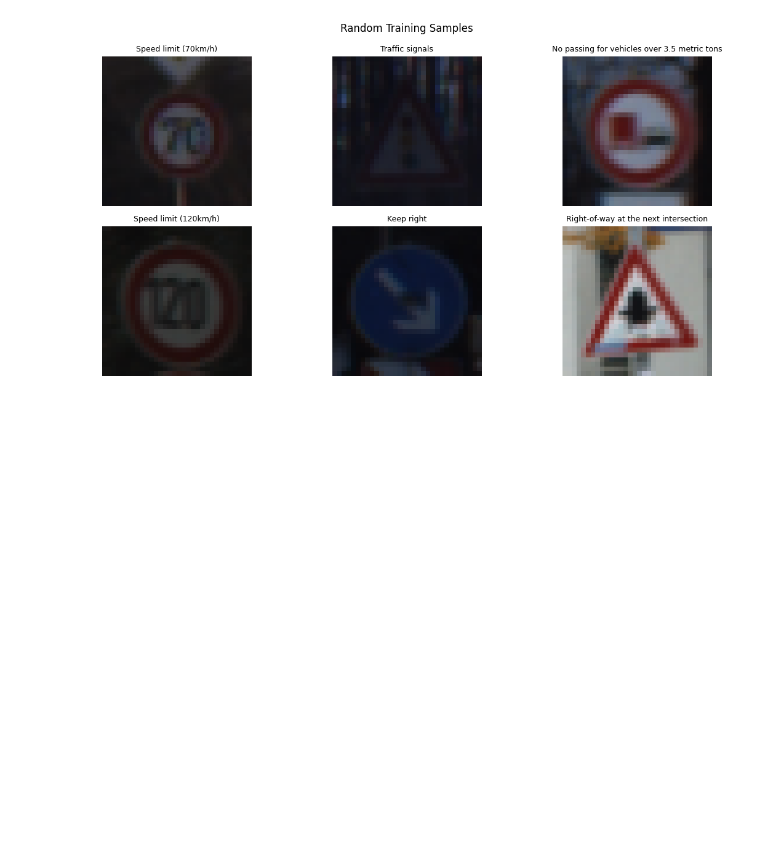
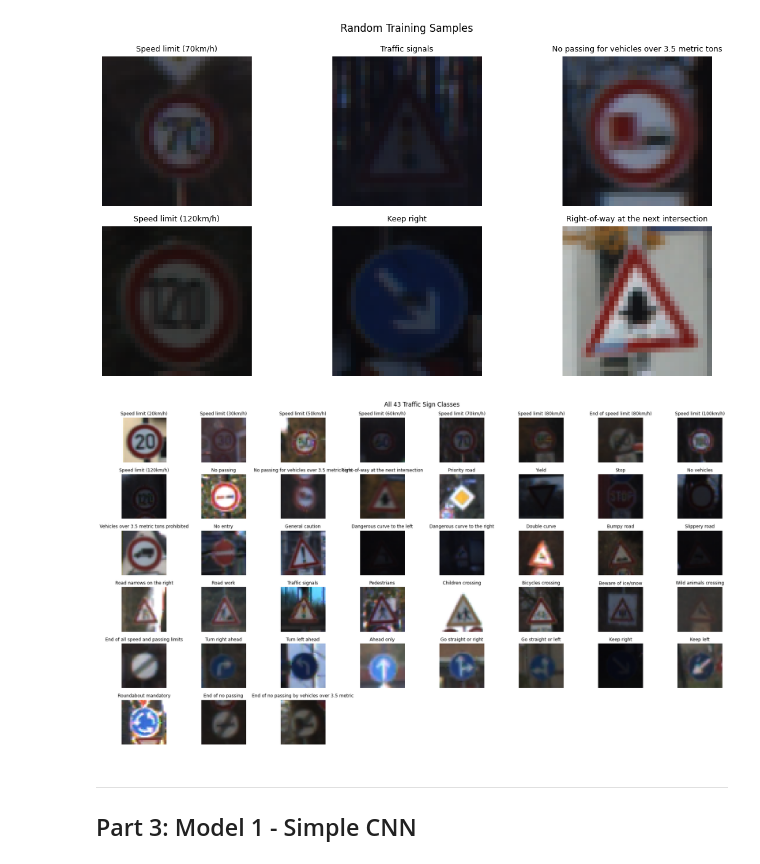
Before and after one commit to badhan7700/Traffic-Sign-Recognition-Web-App, a Jupyter notebook: TrafficSignRecognition.ipynb, the cells around one changed output. Cells and saved outputs as stored; diff of their text form; code cells hidden in the pictures; blank space fills up the shorter version.

```diff
--- a/TrafficSignRecognition.ipynb
+++ b/TrafficSignRecognition.ipynb
@@ -100,3 +100,26 @@ plt.tight_layout()
 plt.show()
 # %% [output]
 [figure]
+# %%
+# Show one sample per class
+examples = {}
+for i, label in enumerate(y_train):
+    if label not in examples:
+        examples[label] = i
+    if len(examples) == NUM_CLASSES:
+        break
+
+plt.figure(figsize=(18, 10))
+for i, (label, idx) in enumerate(sorted(examples.items())):
+    plt.subplot(6, 8, i+1)
+    plt.imshow(X_train[idx])
+    plt.title(sign_names[y_train[idx]], fontsize=9)
+    plt.axis('off')
+plt.suptitle('All 43 Traffic Sign Classes')
+plt.tight_layout()
+plt.show()
+# %% [output]
+[figure, added]
+# %% [markdown]
+---
+## Part 3: Model 1 - Simple CNN
```
Also changed, not shown: parts of 5 cells of this notebook.
